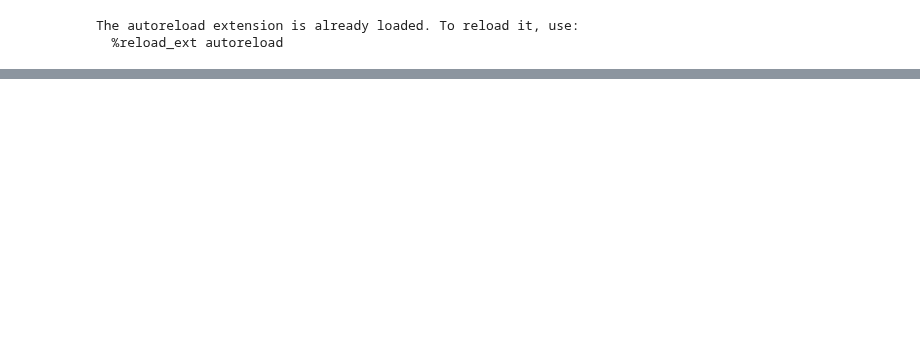
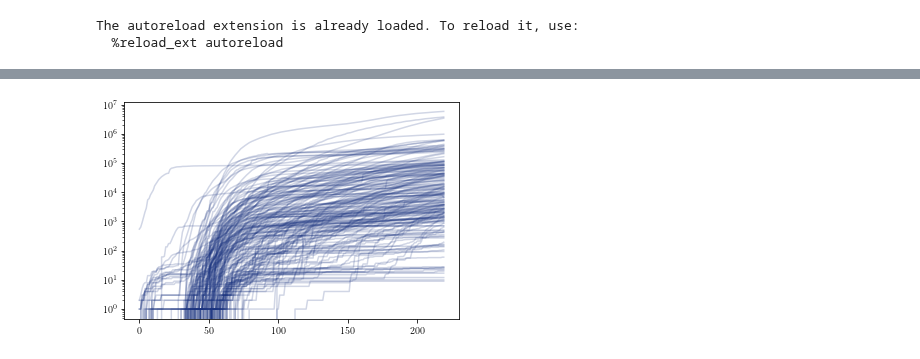
Before and after one commit to Kipre/EUDemographyCleaner, a Jupyter notebook: internship/descriptive_analysis.ipynb, the cells around one changed output, grey strips where cells are left out. Saved outputs shown, nothing was run; the diff lists cells and outputs as text; code cells hidden in the pictures; blank space fills up the shorter version.

```diff
--- a/internship/descriptive_analysis.ipynb
+++ b/internship/descriptive_analysis.ipynb
@@ -1,6 +1,9 @@
 # %%
 import pandas as pd
 import numpy as np
+import matplotlib.pyplot as plt
+import matplotlib
+matplotlib.rcParams['text.usetex'] = True
 
 from codebase.sparse_regression import *
 from codebase.utils import *
@@ -15,0 +17,10 @@ FileNotFoundError: [Errno 2] File ../data/indicators.csv does not exist: '../dat
+# %%
+trajectories = ds.hopkins_cases.transpose().iloc[4:].copy()
+trajectories.columns = ds.hopkins_cases['Country/Region']
+trajectories = trajectories.groupby(axis=1, level=0).sum()
+
+plt.plot(trajectories.values, c=(0.1, 0.2, 0.5, 0.2))
+plt.yscale('log')
+plt.show()
+# %% [output]
+[figure, added]
```
Also changed, not shown: parts of 5 cells of this notebook, 1 other file.
